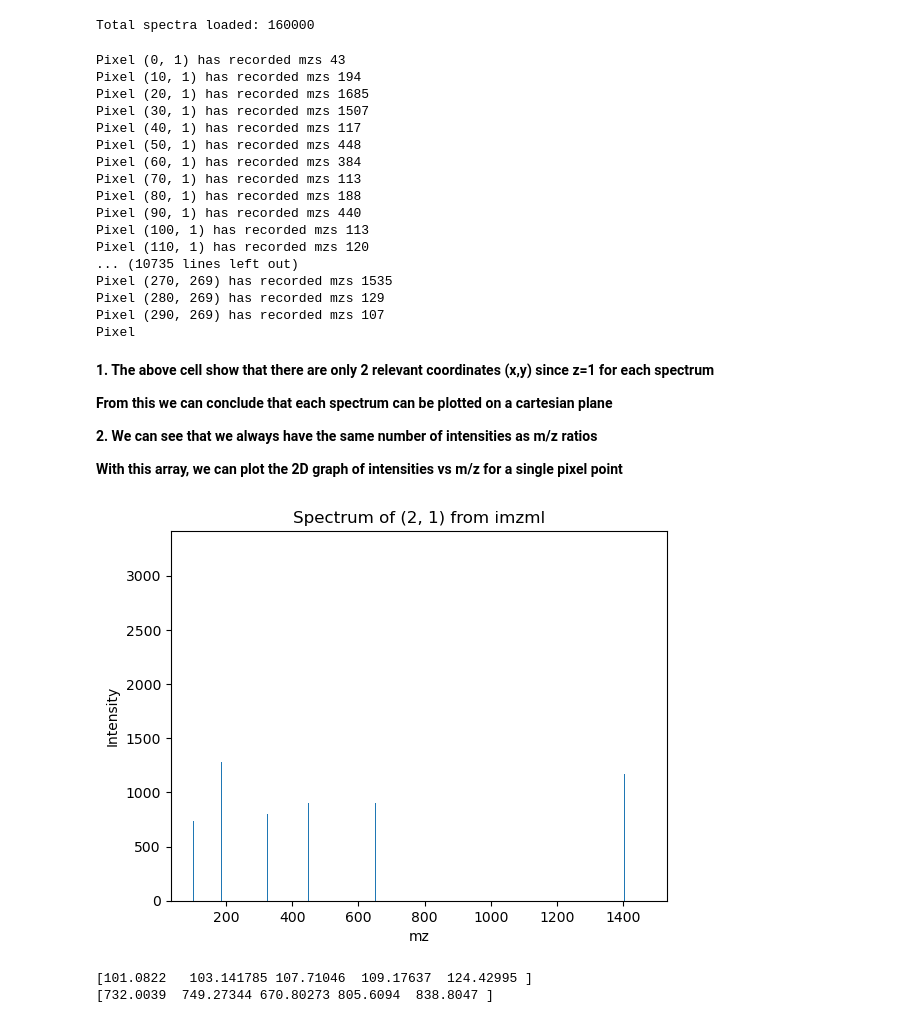
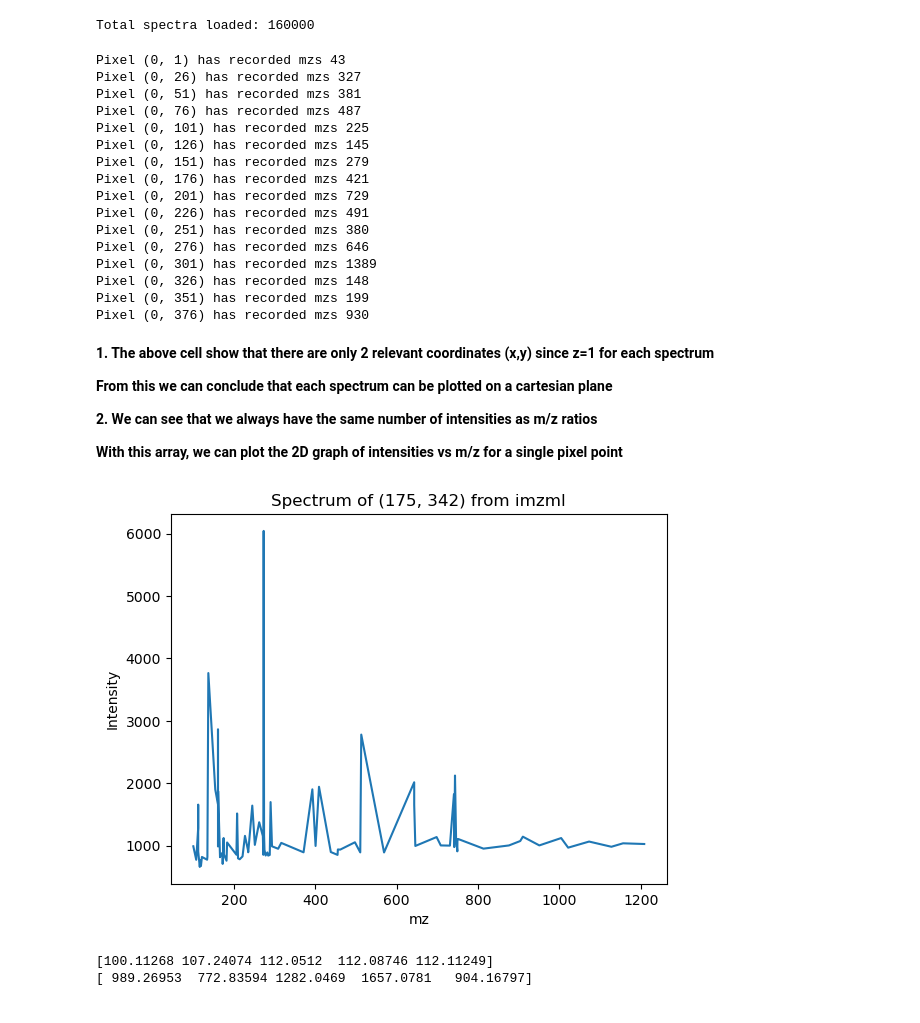
Before and after one commit to Tapiwamaz/HonoursResearch, a Jupyter notebook: Test.ipynb, the cells around one changed output. Drawn from its saved outputs; the diff is of its cells as text; code cells hidden in the pictures.

```diff
--- a/Test.ipynb
+++ b/Test.ipynb
@@ -23,7 +23,7 @@ Each element in the array follows this format:
 # %%
 from pyimzml.ImzMLParser import ImzMLParser
 
-p = ImzMLParser('Cancer.imzML')
+p = ImzMLParser('Cancer.imzml')
 my_spectra = []
 for idx, (x,y,z) in enumerate(p.coordinates):
     mzs, intensities = p.getspectrum(idx)
@@ -37,26 +37,25 @@ import numpy as np
 import random
 
 # To show that different pixels have different number of recorded mz values
-for spectrum in my_spectra[0::10]:
+for spectrum in my_spectra[0::10000]:
     print(f'Pixel {spectrum[2][:2]} has recorded mzs',len(spectrum[0]))
 # %% [output]
 Pixel (0, 1) has recorded mzs 43
-Pixel (10, 1) has recorded mzs 194
-Pixel (20, 1) has recorded mzs 1685
-Pixel (30, 1) has recorded mzs 1507
-Pixel (40, 1) has recorded mzs 117
-Pixel (50, 1) has recorded mzs 448
-Pixel (60, 1) has recorded mzs 384
-Pixel (70, 1) has recorded mzs 113
-Pixel (80, 1) has recorded mzs 188
-Pixel (90, 1) has recorded mzs 440
-Pixel (100, 1) has recorded mzs 113
-Pixel (110, 1) has recorded mzs 120
-... (10735 lines left out)
-Pixel (270, 269) has recorded mzs 1535
-Pixel (280, 269) has recorded mzs 129
-Pixel (290, 269) has recorded mzs 107
-Pixel
+Pixel (0, 26) has recorded mzs 327
+Pixel (0, 51) has recorded mzs 381
+Pixel (0, 76) has recorded mzs 487
+Pixel (0, 101) has recorded mzs 225
+Pixel (0, 126) has recorded mzs 145
+Pixel (0, 151) has recorded mzs 279
+Pixel (0, 176) has recorded mzs 421
+Pixel (0, 201) has recorded mzs 729
+Pixel (0, 226) has recorded mzs 491
+Pixel (0, 251) has recorded mzs 380
+Pixel (0, 276) has recorded mzs 646
+Pixel (0, 301) has recorded mzs 1389
+Pixel (0, 326) has recorded mzs 148
+Pixel (0, 351) has recorded mzs 199
+Pixel (0, 376) has recorded mzs 930
 # %% [markdown]
 **1. The above cell show that there are only 2 relevant coordinates (x,y) since z=1 for each spectrum**
 
@@ -68,21 +67,21 @@ Pixel
 # %%
 import matplotlib.pyplot as plt
 
-# spectrumx = my_spectra[random.randint(0,len(my_spectra)-1)]
-spectrumx = my_spectra[2]
-plt.bar(spectrumx[0],spectrumx[1])
+spectrumx = my_spectra[random.randint(0,len(my_spectra)-1)]
+# spectrumx = my_spectra[2]
+plt.plot(spectrumx[0],spectrumx[1])
 title = "Spectrum of " + str(spectrumx[2][:2]) + " from imzml"
 plt.title(title)
 plt.xlabel("mz")
 plt.ylabel("Intensity")
 plt.show()
 
 print(spectrumx[0][:5])
 print(spectrumx[1][:5])
 # %% [output]
-[figure, old version]
+[figure, new version]
-[101.0822   103.141785 107.71046  109.17637  124.42995 ]
-[732.0039  749.27344 670.80273 805.6094  838.8047 ]
+[100.11268 107.24074 112.0512  112.08746 112.11249]
+[ 989.26953  772.83594 1282.0469  1657.0781   904.16797]
 # %%
 
 # Choose the m/z you want to plot  and tolerance
```
Also changed, not shown: parts of 1 cell of this notebook, 1 other file.
